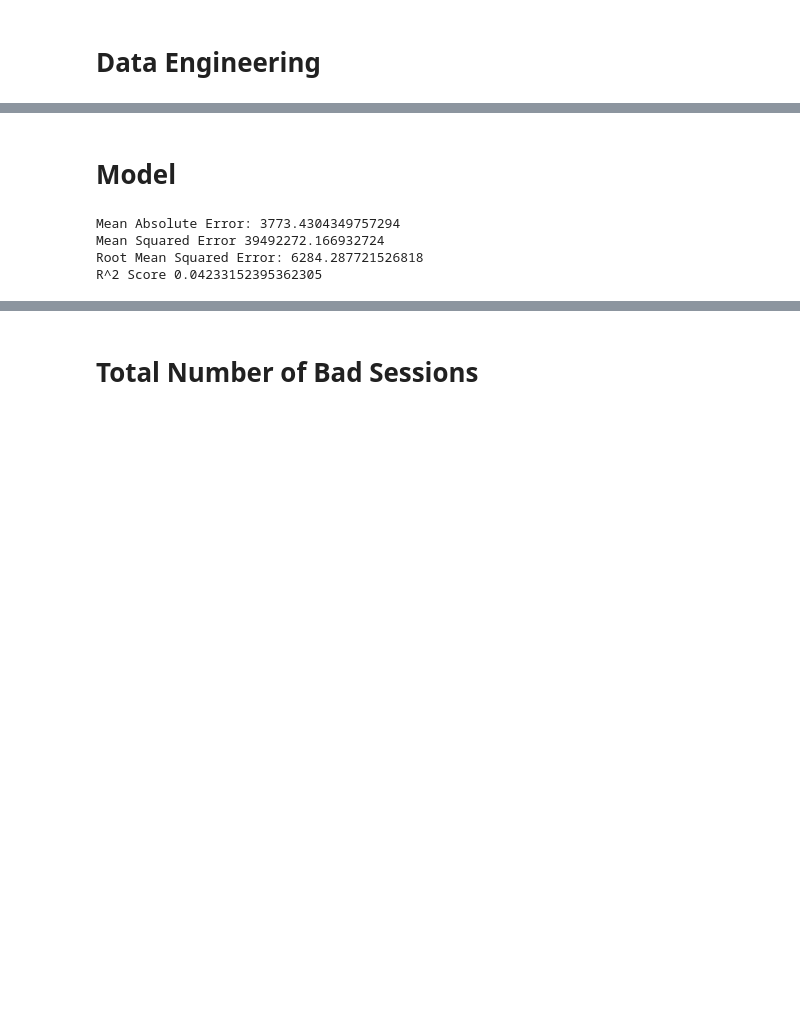
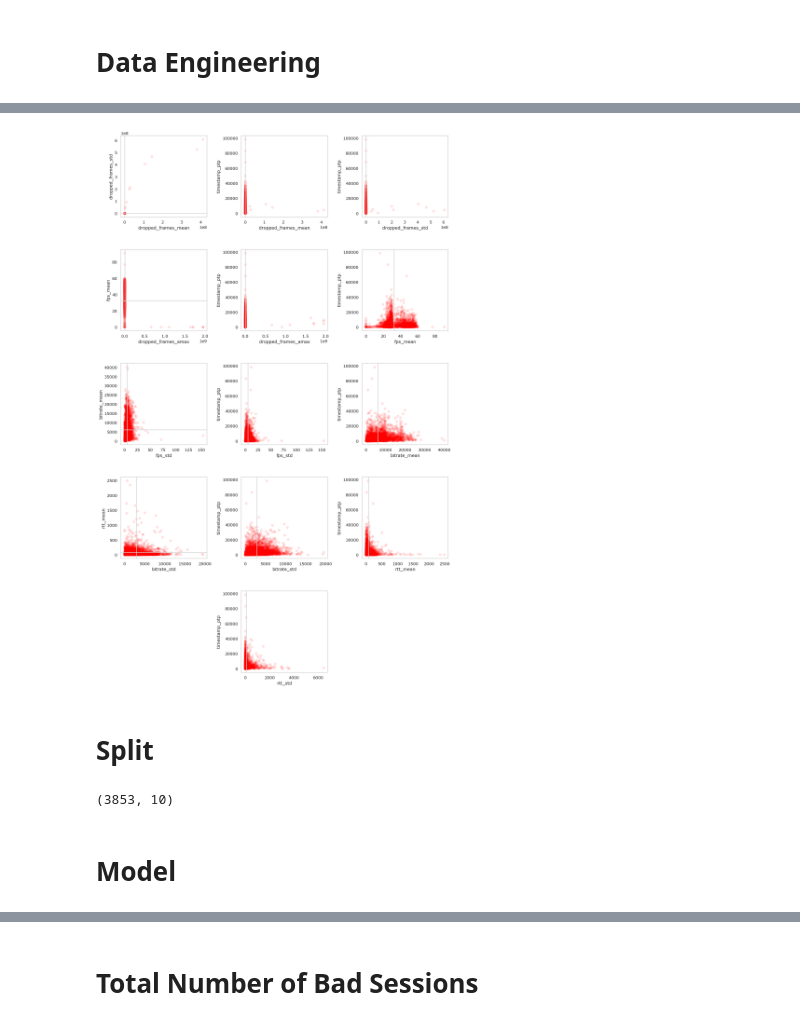
Before and after one commit to VecnaSecrets/sdp_assignment_2, a Jupyter notebook: main.ipynb, the cells around one changed output, grey strips where cells are left out. Saved outputs shown, nothing was run; the diff lists cells and outputs as text; code cells hidden in the pictures; blank space fills up the shorter version.

```diff
--- a/main.ipynb
+++ b/main.ipynb
@@ -75,0 +253,4 @@ X_train, X_test, y_train, y_test = train_test_split(X, y, test_size=0.2)
+# %%
+show_pairplot(X=df, target_label="timestamp_ptp")
+# %% [output]
+[figure, added]
@@ -75,0 +259,2 @@ X_train, X_test, y_train, y_test = train_test_split(X, y, test_size=0.2)
+# %% [markdown]
+# Split
@@ -75,0 +273,4 @@ X_train, X_test, y_train, y_test = train_test_split(X, y, test_size=0.2)
+# %%
+df_train.shape
+# %% [output]
+(3853, 10)
@@ -81,13 +313,0 @@ y_pred = model.fit(X=X_train, y=y_train).predict(X=X_test)
-# %%
-print("Mean Absolute Error:", mean_absolute_error(y_true=y_test, y_pred=y_pred))
-print("Mean Squared Error", mean_squared_error(y_true=y_test, y_pred=y_pred))
-print(
-    "Root Mean Squared Error:",
-    mean_squared_error(y_true=y_test, y_pred=y_pred, squared=False),
-)
-print("R^2 Score", r2_score(y_true=y_test, y_pred=y_pred))
-# %% [output]
-Mean Absolute Error: 3773.4304349757294
-Mean Squared Error 39492272.166932724
-Root Mean Squared Error: 6284.287721526818
-R^2 Score 0.04233152395362305
```
Also changed, not shown: parts of 29 cells of this notebook.
